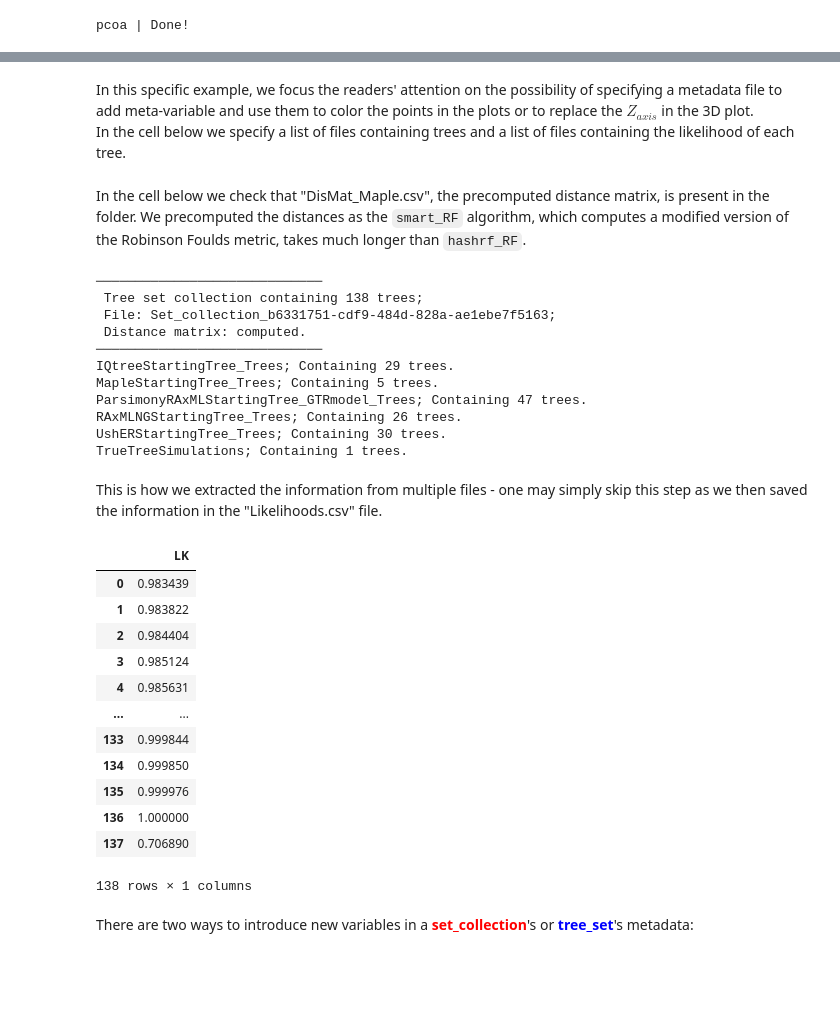
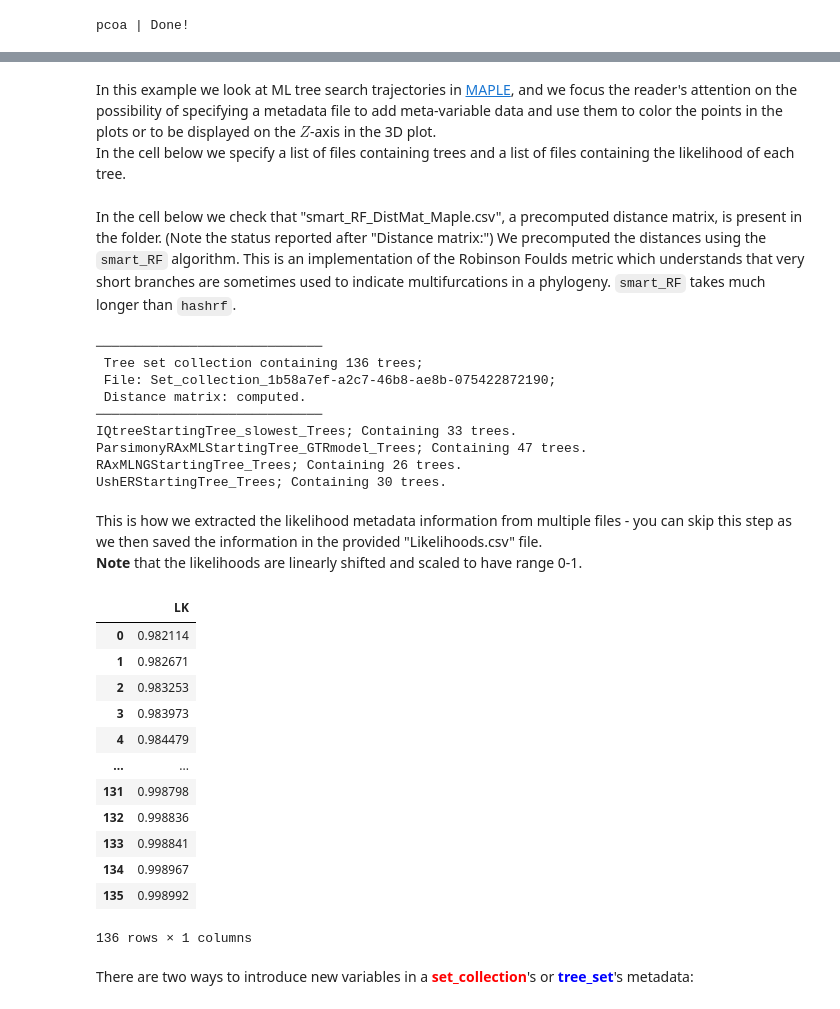
Before and after one commit to NickGoldman/Pear-EBI-NickG, a Jupyter notebook: examples_tree_sets/Advanced Examples/How to use pear_ebi on python and reproduce the examples on the paper.ipynb, the cells around one changed output, grey strips where cells are left out. Cells and saved outputs as stored; diff of their text form; code cells hidden in the pictures; blank space fills up the shorter version.

```diff
--- a/examples_tree_sets/Advanced Examples/How to use pear_ebi on python and reproduce the examples on the paper.ipynb
+++ b/examples_tree_sets/Advanced Examples/How to use pear_ebi on python and reproduce the examples on the paper.ipynb
@@ -152,19 +182,16 @@ collection.plot_3D('pcoa', select = True)
 # %% [markdown]
-In this specific example, we focus the readers' attention on the possibility of specifying a metadata file to add meta-variable and use them to color the points in the plots or to replace the $Z_{axis}$ in the 3D plot.<br>
+In this example we look at ML tree search trajectories in <a href="https://www.nature.com/articles/s41588-023-01368-0">MAPLE</a>, and we focus the reader's attention on the possibility of specifying a metadata file to add meta-variable data and use them to color the points in the plots or to be displayed on the $Z$-axis in the 3D plot.<br>
 In the cell below we specify a list of files containing trees and a list of files containing the likelihood of each tree.
 # %%
-maple_tree = [
-    "IQtreeStartingTree_Trees",
-    "MapleStartingTree_Trees",
+maple_tree = [ # 4 MAPLE runs (trajectories) on the same SARS-CoV-2 alignment but with different starting trees #
+    "IQtreeStartingTree_slowest_Trees",
     "ParsimonyRAxMLStartingTree_GTRmodel_Trees",
     "RAxMLNGStartingTree_Trees",
     "UshERStartingTree_Trees",
-    "TrueTreeSimulations",
     ]
 
-maple_LK = [
-    "IQtreeStartingTree_LK",
-    "MapleStartingTree_LK",
+maple_LK = [ # likelihoods for the trees in each trajectory #
+    "IQtreeStartingTree_slowest_LK",
     "ParsimonyRAxMLStartingTree_GTRmodel_LK",
     "RAxMLNGStartingTree_LK",
     "UshERStartingTree_LK",
@@ -172,58 +199,57 @@ maple_LK = [
 
 maple_dir = '../MAPLE_res/'
 # %% [markdown]
-In the cell below we check that "DisMat_Maple.csv", the precomputed distance matrix, is present in the folder. We precomputed the distances as the `smart_RF` algorithm, which computes a modified version of the Robinson Foulds metric, takes much longer than `hashrf_RF`.
+In the cell below we check that "smart_RF_DistMat_Maple.csv", a precomputed distance matrix, is present in the folder. (Note the status reported after "Distance matrix:") We precomputed the distances using the `smart_RF` algorithm.  This is an implementation of the Robinson Foulds metric which understands that very short branches are sometimes used to indicate multifurcations in a phylogeny.  `smart_RF` takes much longer than `hashrf`.
 # %%
 set_list = [os.path.join(maple_dir, tree) for tree in maple_tree]
-try:collection_maple = tree_set.set_collection(set_list, distance_matrix = "../MAPLE_res/DistMat_Maple.csv")
+try:collection_maple = tree_set.set_collection(set_list, distance_matrix = "../MAPLE_res/smart_RF_DistMat_Maple.csv")
 except:collection_maple = tree_set.set_collection(set_list)
 finally:print(collection_maple)
 # %% [output]
 ─────────────────────────────
- Tree set collection containing 138 trees;
- File: Set_collection_b6331751-cdf9-484d-828a-ae1ebe7f5163;
+ Tree set collection containing 136 trees;
+ File: Set_collection_1b58a7ef-a2c7-46b8-ae8b-075422872190;
  Distance matrix: computed.
 ─────────────────────────────
-IQtreeStartingTree_Trees; Containing 29 trees.
-MapleStartingTree_Trees; Containing 5 trees.
+IQtreeStartingTree_slowest_Trees; Containing 33 trees.
 ParsimonyRAxMLStartingTree_GTRmodel_Trees; Containing 47 trees.
 RAxMLNGStartingTree_Trees; Containing 26 trees.
 UshERStartingTree_Trees; Containing 30 trees.
-TrueTreeSimulations; Containing 1 trees.
 # %% [markdown]
-This is how we extracted the information from multiple files - one may simply skip this step as we then saved the information in the "Likelihoods.csv" file.
+This is how we extracted the likelihood metadata information from multiple files - you can skip this step as we then saved the information in the provided "Likelihoods.csv" file. <br>
+**Note** that the likelihoods are linearly shifted and scaled to have range 0-1.
 # %%
 LKs = dict()
 for lk_file in maple_LK:
     file = os.path.join(maple_dir, lk_file)
     with open(file, 'r') as f:
         LKs[lk_file] = np.array(f.readlines())
         f.close()
 
 LK = list()
 for lk in LKs.values(): LK.extend(lk)
 
 LK = np.array([tree.replace('\n', '') for tree in LK], dtype=np.float64)
-LK = np.concatenate([LK,np.array([-257513])], axis = 0)
-LK = np.interp(LK, (LK.min(), LK.max()), (0, +1)) # scale LKs between 0 and 1
+# LK = np.concatenate([LK,np.array([-257513])], axis = 0) # I think we're abandoning this value for the best tree #
+LK = np.interp(LK, (LK.min(), LK.max()), (0, +1)) # scale LKs between 0 and 1 #
 
 df_LK = pd.DataFrame({'LK':LK})
 df_LK.to_csv("../MAPLE_res/Likelihoods.csv")
 df_LK
 # %% [output]
 |  | LK |
-| 0 | 0.983439 |
-| 1 | 0.983822 |
-| 2 | 0.984404 |
-| 3 | 0.985124 |
-| 4 | 0.985631 |
+| 0 | 0.982114 |
+| 1 | 0.982671 |
+| 2 | 0.983253 |
+| 3 | 0.983973 |
+| 4 | 0.984479 |
 | ... | ... |
-| 133 | 0.999844 |
-| 134 | 0.999850 |
-| 135 | 0.999976 |
-| 136 | 1.000000 |
-| 137 | 0.706890 |
+| 131 | 0.998798 |
+| 132 | 0.998836 |
+| 133 | 0.998841 |
+| 134 | 0.998967 |
+| 135 | 0.998992 |
-138 rows × 1 columns
+136 rows × 1 columns
 # %% [markdown]
 There are two ways to introduce new variables in a <font color="red"><b>set_collection</b></font>'s or <font color="blue"><b>tree_set</b></font>'s metadata:
 # %%
```
Also changed, not shown: parts of 32 cells of this notebook, 3 other files.
